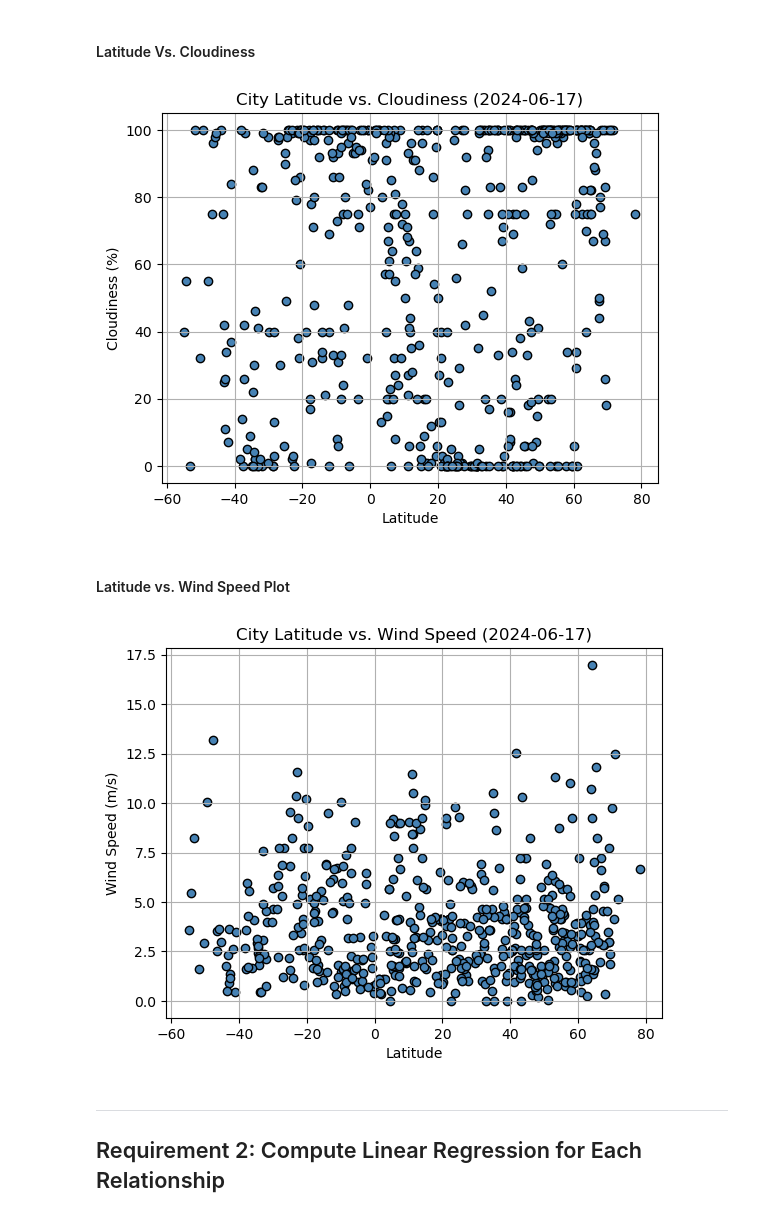
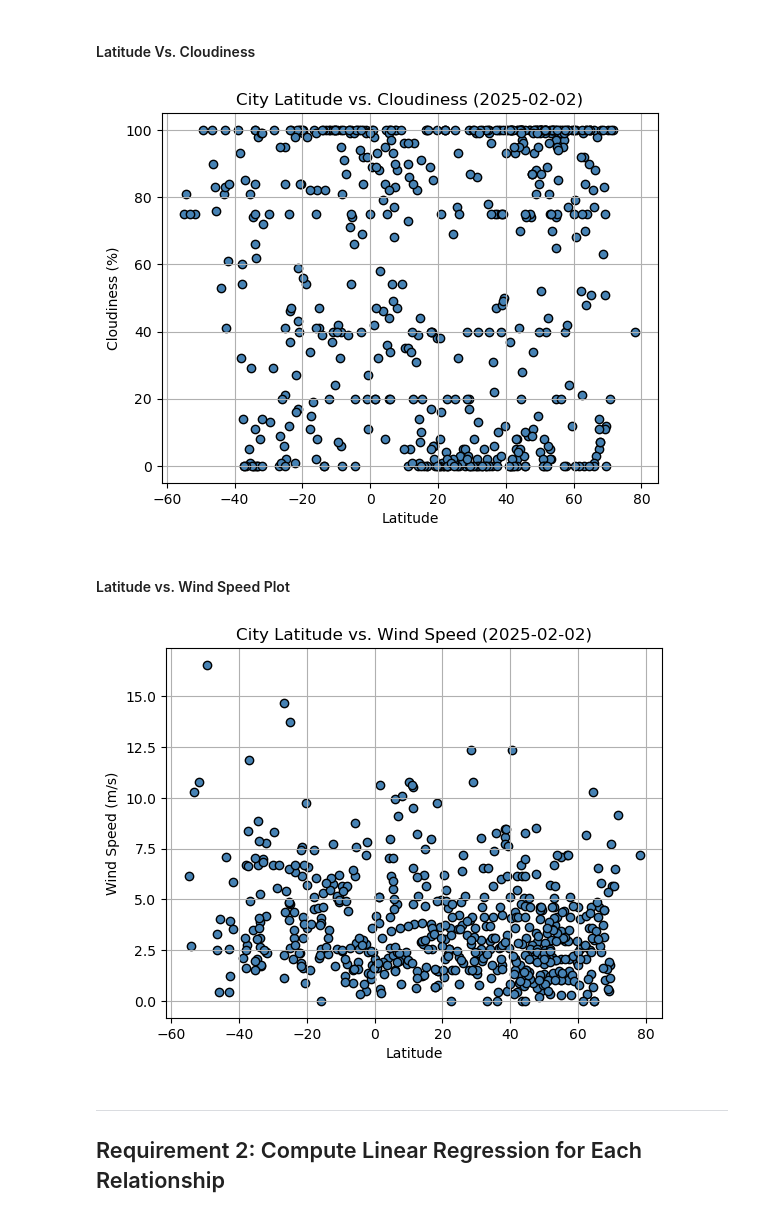
Before and after one commit to sarahryan0413/python-api-challenge, a Jupyter notebook: Notebooks/WeatherPy.ipynb, the cells around one changed output. Saved outputs shown, nothing was run; the diff lists cells and outputs as text; code cells hidden in the pictures.

```diff
--- a/Notebooks/WeatherPy.ipynb
+++ b/Notebooks/WeatherPy.ipynb
@@ -265,20 +279,20 @@ plt.show()
 # %%
 # Build the scatter plots for latitude vs. cloudiness
 plt.scatter(city_data_df["Lat"], city_data_df["Cloudiness"], marker = "o", color = "steelblue", edgecolor = "black")
 
 # Incorporate the other graph properties
-plt.title("City Latitude vs. Cloudiness (2024-06-17)")
+plt.title(f"City Latitude vs. Cloudiness ({today_date})")
 plt.xlabel("Latitude")
 plt.ylabel("Cloudiness (%)")
 plt.grid()
 
 # Save the figure
 plt.savefig("output_data/Fig3.png")
 
 # Show plot
 plt.show()
 # %% [output]
-[figure, old version]
+[figure, new version]
 # %% [markdown]
 #### Latitude vs. Wind Speed Plot
 # %%
@@ -286,7 +300,7 @@ plt.show()
 plt.scatter(city_data_df["Lat"], city_data_df["Wind Speed"], marker = "o", color = "steelblue", edgecolor = "black")
 
 # Incorporate the other graph properties
-plt.title("City Latitude vs. Wind Speed (2024-06-17)")
+plt.title(f"City Latitude vs. Wind Speed ({today_date})")
 plt.xlabel("Latitude")
 plt.ylabel("Wind Speed (m/s)")
 plt.grid()
@@ -297,7 +311,7 @@ plt.savefig("output_data/Fig4.png")
 # Show plot
 plt.show()
 # %% [output]
-[figure, old version]
+[figure, new version]
 # %% [markdown]
 ---
 
```
Also changed, not shown: parts of 16 cells of this notebook, 7 other files.
